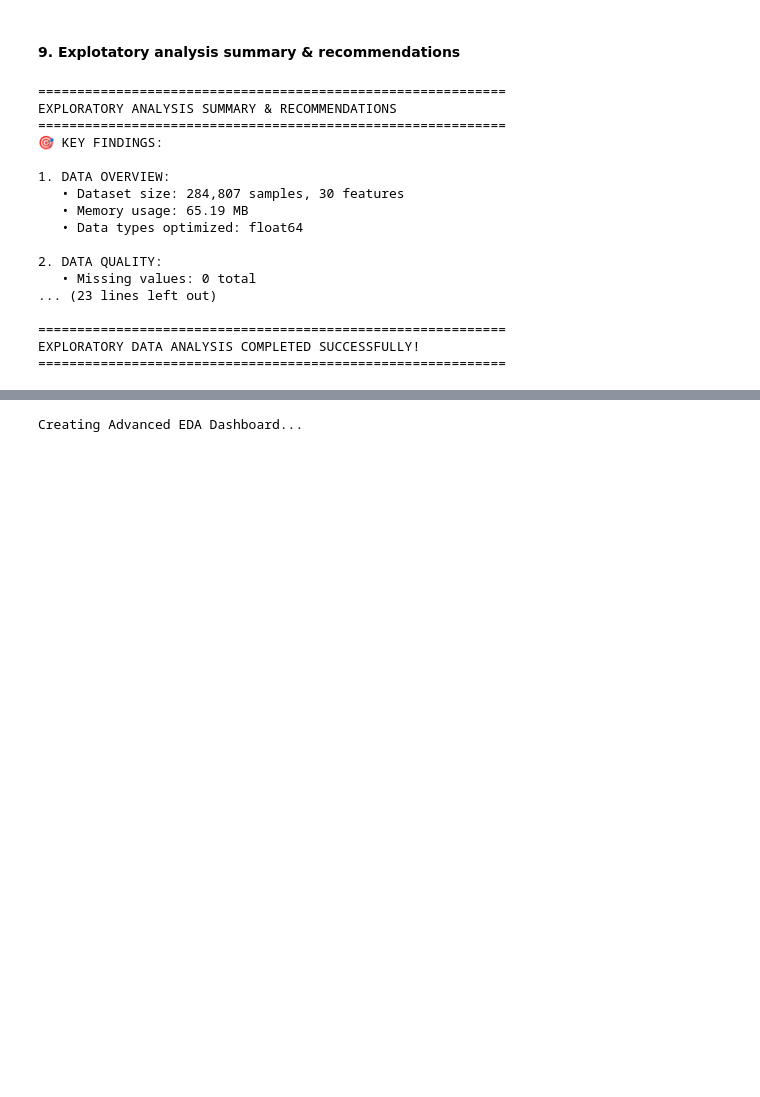
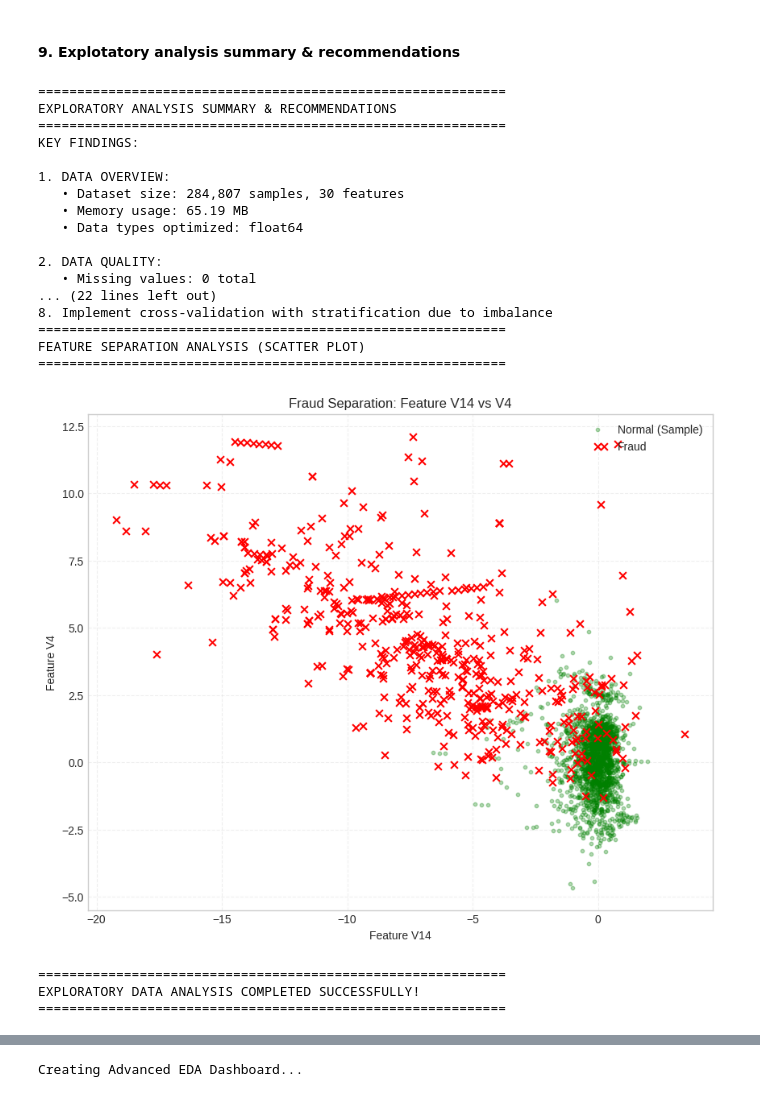
Before and after one commit to b28dbca4/Numpy-for-Data-Science, a Jupyter notebook: notebooks/01_data_exploration.ipynb, the cells around one changed output, grey strips where cells are left out. Drawn from its saved outputs; the diff is of its cells as text; code cells hidden in the pictures; blank space fills up the shorter version.

```diff
--- a/notebooks/01_data_exploration.ipynb
+++ b/notebooks/01_data_exploration.ipynb
@@ -544,79 +761,102 @@ print("=" * 60)
 print("EXPLORATORY ANALYSIS SUMMARY & RECOMMENDATIONS")
 print("=" * 60)
 
-# Tổng hợp các phát hiện quan trọng
-print("🎯 KEY FINDINGS:")
+print("KEY FINDINGS:")
 
-# 1. Về dữ liệu cơ bản
 print(f"\n1. DATA OVERVIEW:")
 print(f"   • Dataset size: {X.shape[0]:,} samples, {X.shape[1]} features")
 print(f"   • Memory usage: {X.nbytes / 1024 / 1024:.2f} MB")
 print(f"   • Data types optimized: {X.dtype}")
 
-# 2. Về chất lượng dữ liệu
 print(f"\n2. DATA QUALITY:")
 print(f"   • Missing values: {np.sum(stats.missing_count)} total")
 print(f"   • Features with missing values: {np.sum(stats.missing_count > 0)}")
 print(f"   • Total outliers detected: {np.sum(stats.outlier_count):,}")
 
-# 3. Về phân phối
 print(f"\n3. DISTRIBUTION CHARACTERISTICS:")
 skewed_features = np.sum(np.abs(stats.skewness) > 1)
 print(f"   • Highly skewed features (|skewness| > 1): {skewed_features}")
 heavy_tailed = np.sum(np.abs(stats.kurtosis) > 3)
 print(f"   • Heavy-tailed features (|kurtosis| > 3): {heavy_tailed}")
 
-# 4. Về tương quan
 print(f"\n4. FEATURE RELATIONSHIPS:")
 print(f"   • Highly correlated pairs (|r| > 0.7): {len(highly_correlated)}")
 print(f"   • Features with multicollinearity risk: {len(problematic_features)}")
 
-# 5. Về class imbalance
 print(f"\n5. CLASS IMBALANCE:")
 print(f"   • Imbalance ratio: {imbalance_analysis['imbalance_ratio']:.2f}:1")
 print(f"   • Minority class: {imbalance_analysis['minority_class_percentage']:.4f}%")
 
-print("\n💡 RECOMMENDATIONS FOR NEXT STEPS:")
+print("\nRECOMMENDATIONS FOR NEXT STEPS:")
 
-# Khuyến nghị xử lý
 if np.sum(stats.missing_count) > 0:
-    print("1. 🎯 PRIORITY: Handle missing values using advanced imputation")
+    print("1. PRIORITY: Handle missing values using advanced imputation")
 
 if imbalance_analysis['imbalance_ratio'] > 5:
-    print("2. 🎯 PRIORITY: Address class imbalance using SMOTE or weighting")
+    print("2. PRIORITY: Address class imbalance using SMOTE or weighting")
 
 if len(highly_correlated) > 0:
     print("3. Consider feature selection or PCA to reduce dimensionality")
 
 if skewed_features > 0:
     print("4. Apply transformations (log, box-cox) for skewed features")
 
 if np.sum(stats.outlier_count) > 1000:
     print("5. Develop robust outlier handling strategy")
 
 print("\n6. For modeling: Focus on precision-recall metrics rather than accuracy")
 print("7. Consider using tree-based models for handling non-linear relationships")
 print("8. Implement cross-validation with stratification due to imbalance")
 
-print("\n" + "=" * 60)
-print("EXPLORATORY DATA ANALYSIS COMPLETED SUCCESSFULLY!")
-print("=" * 60)
+print("="*60)
+print("FEATURE SEPARATION ANALYSIS (SCATTER PLOT)")
+print("="*60)
+
+f1_index = 14
+f2_index = 4
+
+X_fraud = X[y==1]
+X_normal = X[y==0]
+
+plt.figure(figsize=(10, 8))
+
+plt.scatter(X_normal[:2000, f1_index], X_normal[:2000, f2_index],
+            c='g', alpha=0.3, label='Normal (Sample)', s=10)
+
+plt.scatter(X_fraud[:, f1_index], X_fraud[:, f2_index],
+            c='r', marker='x', label='Fraud', s=40)
+
+plt.title(f'Fraud Separation: Feature V{f1_index} vs V{f2_index}')
+plt.xlabel(f'Feature V{f1_index}')
+plt.ylabel(f'Feature V{f2_index}')
+plt.legend(loc='upper right')
+plt.grid(True, linestyle='--', alpha=0.3)
+plt.show()
 # %% [output]
 ============================================================
 EXPLORATORY ANALYSIS SUMMARY & RECOMMENDATIONS
 ============================================================
-🎯 KEY FINDINGS:
+KEY FINDINGS:
 
 1. DATA OVERVIEW:
    • Dataset size: 284,807 samples, 30 features
    • Memory usage: 65.19 MB
    • Data types optimized: float64
 
 2. DATA QUALITY:
    • Missing values: 0 total
-... (23 lines left out)
-
+... (22 lines left out)
+8. Implement cross-validation with stratification due to imbalance
 ============================================================
-EXPLORATORY DATA ANALYSIS COMPLETED SUCCESSFULLY!
+FEATURE SEPARATION ANALYSIS (SCATTER PLOT)
 ============================================================
+[figure, added]
+# %%
+print("\n" + "=" * 60)
+print("EXPLORATORY DATA ANALYSIS COMPLETED SUCCESSFULLY!")
+print("=" * 60)
+# %% [output]
+============================================================
+EXPLORATORY DATA ANALYSIS COMPLETED SUCCESSFULLY!
+============================================================
 # %% [markdown]
```
Also changed, not shown: parts of 22 cells of this notebook, 6 other files.
